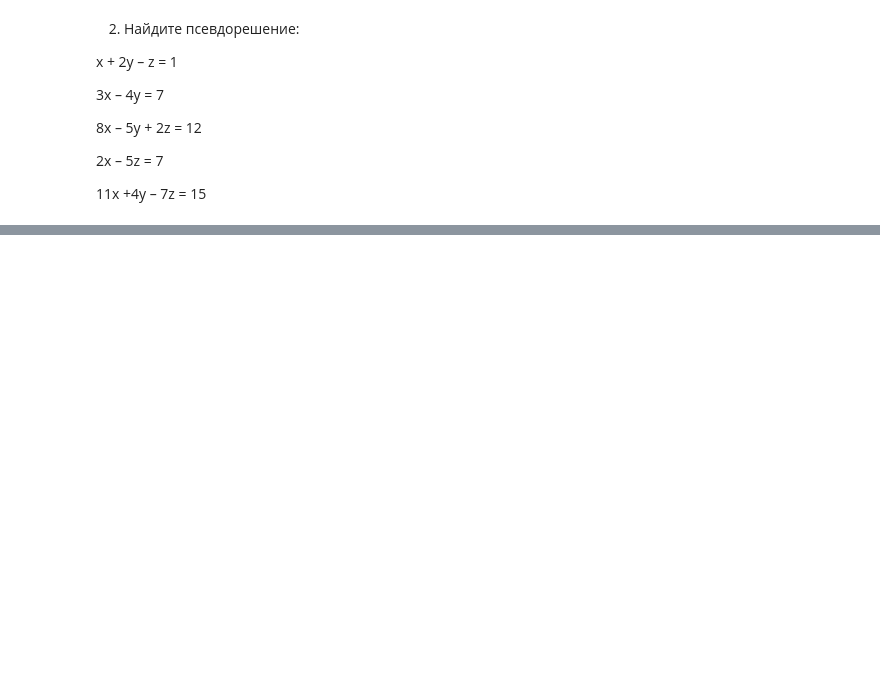
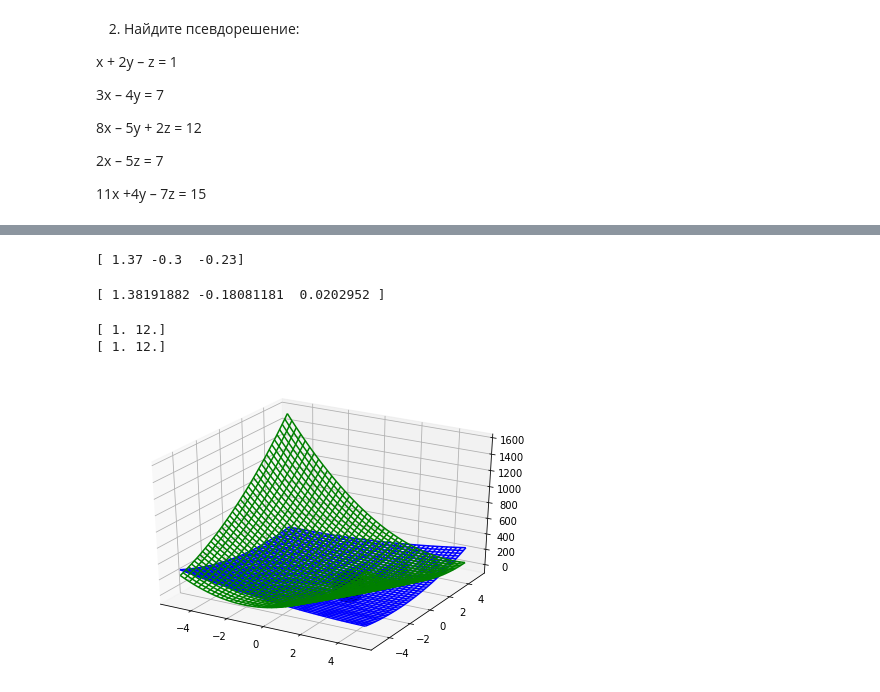
Before and after one commit to MoriMorou/GB_Python, a Jupyter notebook: HW_Lesson_6_SLE.ipynb, the cells around one changed output, grey strips where cells are left out. Drawn from its saved outputs; the diff is of its cells as text; code cells hidden in the pictures; blank space fills up the shorter version.

```diff
--- a/HW_Lesson_6_SLE.ipynb
+++ b/HW_Lesson_6_SLE.ipynb
@@ -58,0 +281,38 @@ x + 2y – z = 1
+# %%
+# исходя из визуального анализа гарафика:
+x = 1.37
+y = 10 * x - 14
+z = x + 2 * y - 1
+
+X1 = np.array([x, y, z])
+print(X1)
+# %% [output]
+[ 1.37 -0.3  -0.23]
+# %%
+# нормальное псевдорешение числовым методом:
+X2 = np.linalg.lstsq(A, B, rcond=None)[0]
+print(X2)
+# %% [output]
+[ 1.38191882 -0.18081181  0.0202952 ]
+# %%
+# проверка:
+print(np.dot(A, X1))
+print(np.dot(A, X2))
+# %% [output]
+[ 1. 12.]
+[ 1. 12.]
+# %%
+from pylab import *
+from mpl_toolkits.mplot3d import Axes3D
+
+fig = figure()
+ax = Axes3D(fig)
+X = np.linspace(-5, 5, 201)
+Y = np.linspace(-5, 5, 201)
+X, Y = np.meshgrid(X, Y)
+
+ax.plot_wireframe(X, Y, Q(X, Y, X + 2*Y - 1), color='blue')
+ax.plot_wireframe(X, Y, Q(X, Y, 6 - 4*X + 2.5*Y), color='green')
+ax.scatter(1.38191882, -0.18081181,  0.0202952,'z',1000,'black');
+# %% [output]
+[figure, added]
```
Also changed, not shown: parts of 35 cells of this notebook.
